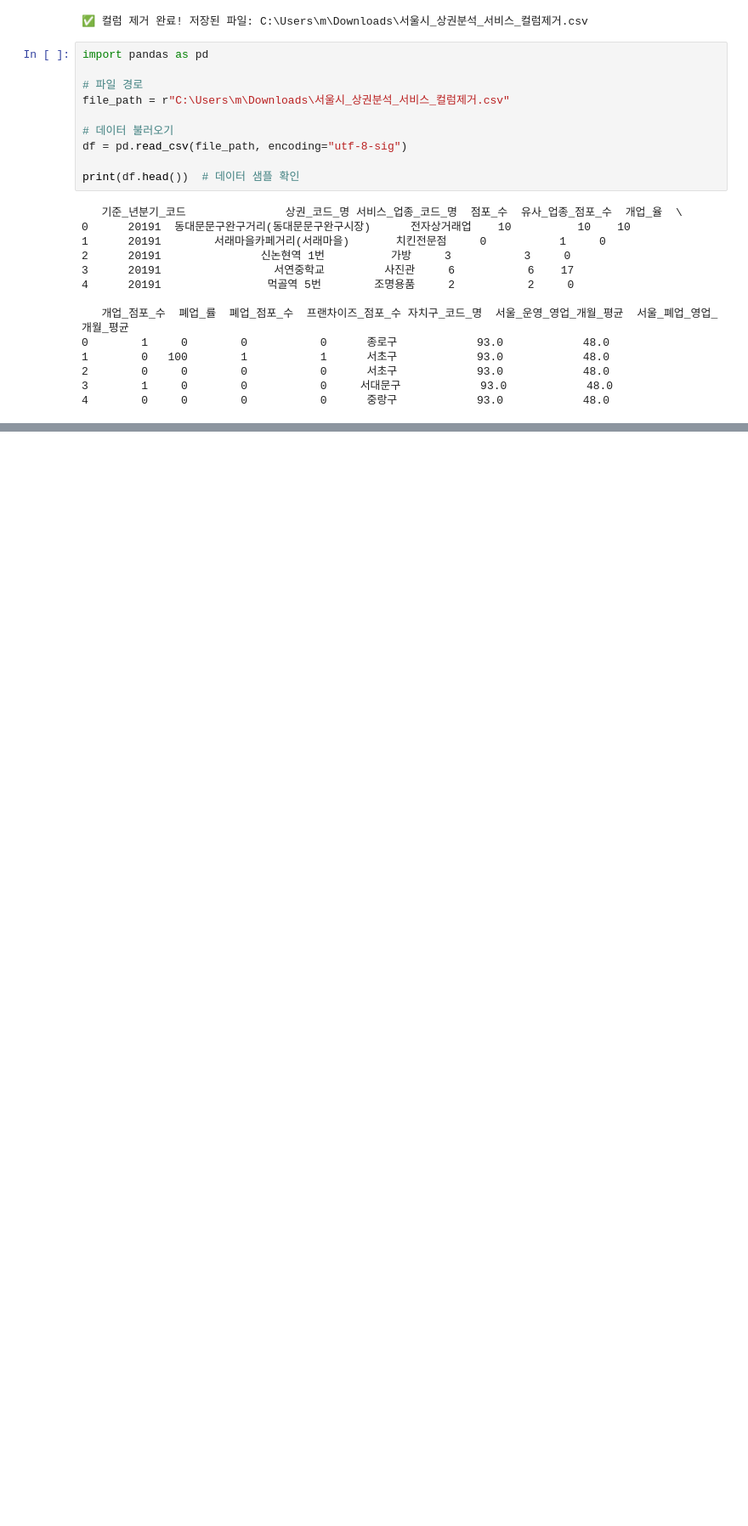
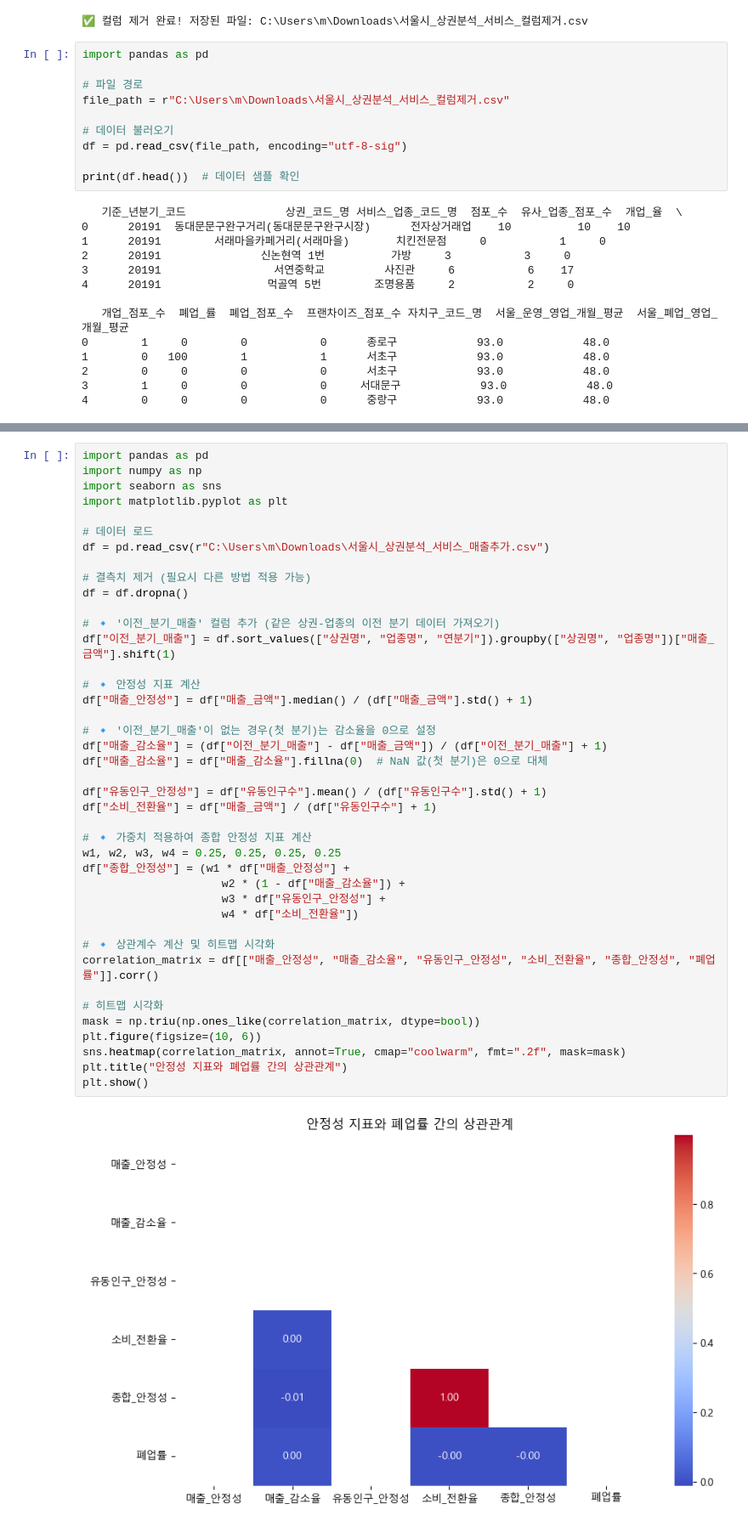
Before and after one commit to medici-bda10-sda/sda.final.project, a Jupyter notebook: 지표 생성 및 데이터 전처리 관련 코드.ipynb, the cells around one changed output, grey strips where cells are left out. Shown at 85% size. Drawn from its saved outputs; the diff is of its cells as text; blank space fills up the shorter version.

```diff
--- a/지표 생성 및 데이터 전처리 관련 코드.ipynb
+++ b/지표 생성 및 데이터 전처리 관련 코드.ipynb
@@ -281,0 +576,43 @@ print(df.head())  # 데이터 샘플 확인
+# %%
+import pandas as pd
+import numpy as np
+import seaborn as sns
+import matplotlib.pyplot as plt
+
+# 데이터 로드
+df = pd.read_csv(r"C:\Users\m\Downloads\서울시_상권분석_서비스_매출추가.csv")
+
+# 결측치 제거 (필요시 다른 방법 적용 가능)
+df = df.dropna()
+
+# 🔹 '이전_분기_매출' 컬럼 추가 (같은 상권-업종의 이전 분기 데이터 가져오기)
+df["이전_분기_매출"] = df.sort_values(["상권명", "업종명", "연분기"]).groupby(["상권명", "업종명"])["매출_금액"].shift(1)
+
+# 🔹 안정성 지표 계산
+df["매출_안정성"] = df["매출_금액"].median() / (df["매출_금액"].std() + 1)
+
+# 🔹 '이전_분기_매출'이 없는 경우(첫 분기)는 감소율을 0으로 설정
+df["매출_감소율"] = (df["이전_분기_매출"] - df["매출_금액"]) / (df["이전_분기_매출"] + 1)
+df["매출_감소율"] = df["매출_감소율"].fillna(0)  # NaN 값(첫 분기)은 0으로 대체
+
+df["유동인구_안정성"] = df["유동인구수"].mean() / (df["유동인구수"].std() + 1)
+df["소비_전환율"] = df["매출_금액"] / (df["유동인구수"] + 1)
+
+# 🔹 가중치 적용하여 종합 안정성 지표 계산
+w1, w2, w3, w4 = 0.25, 0.25, 0.25, 0.25
+df["종합_안정성"] = (w1 * df["매출_안정성"] +
+                     w2 * (1 - df["매출_감소율"]) +
+                     w3 * df["유동인구_안정성"] +
+                     w4 * df["소비_전환율"])
+
+# 🔹 상관계수 계산 및 히트맵 시각화
+correlation_matrix = df[["매출_안정성", "매출_감소율", "유동인구_안정성", "소비_전환율", "종합_안정성", "폐업률"]].corr()
+
+# 히트맵 시각화
+mask = np.triu(np.ones_like(correlation_matrix, dtype=bool))
+plt.figure(figsize=(10, 6))
+sns.heatmap(correlation_matrix, annot=True, cmap="coolwarm", fmt=".2f", mask=mask)
+plt.title("안정성 지표와 폐업률 간의 상관관계")
+plt.show()
+# %% [output]
+[figure, added]
```
Also changed, not shown: parts of 18 cells of this notebook.
